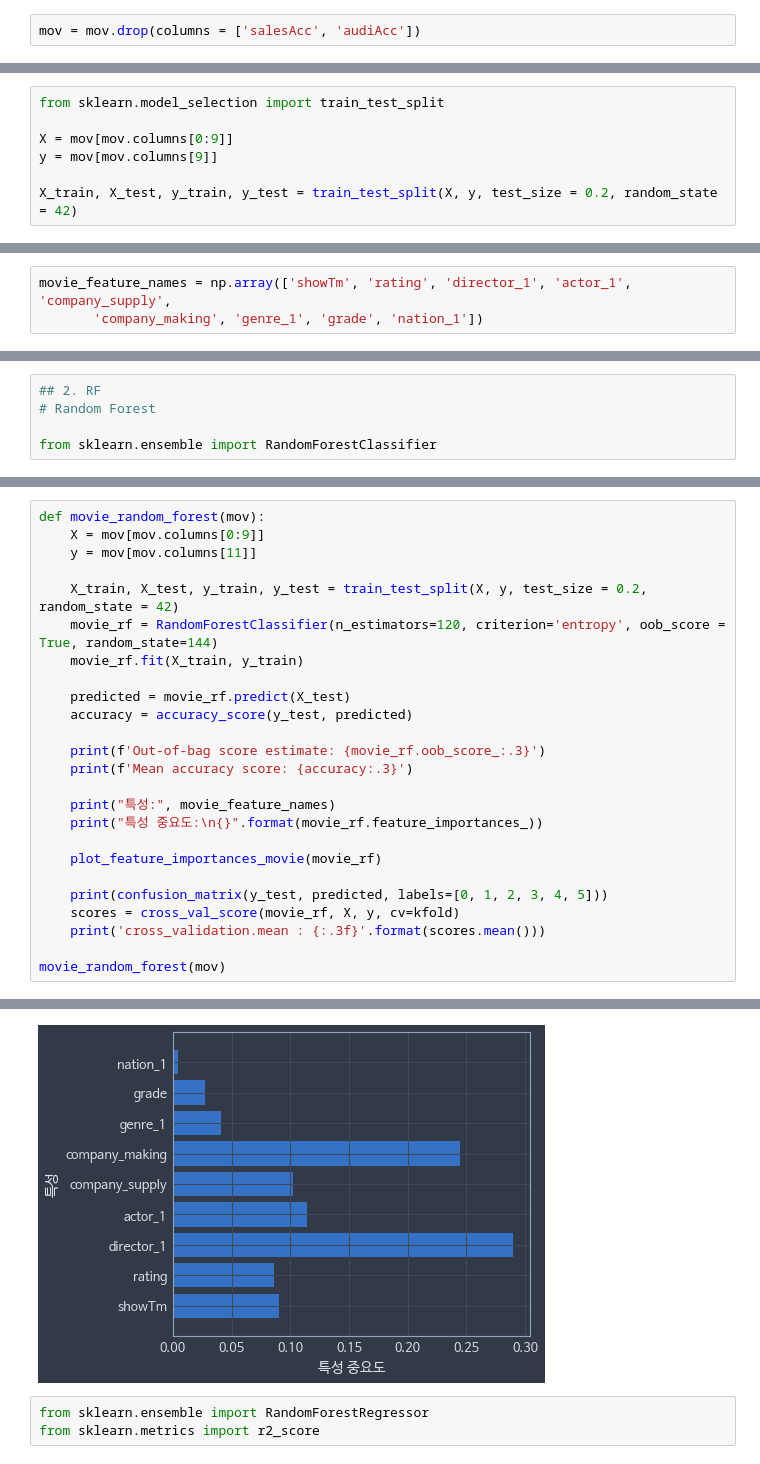
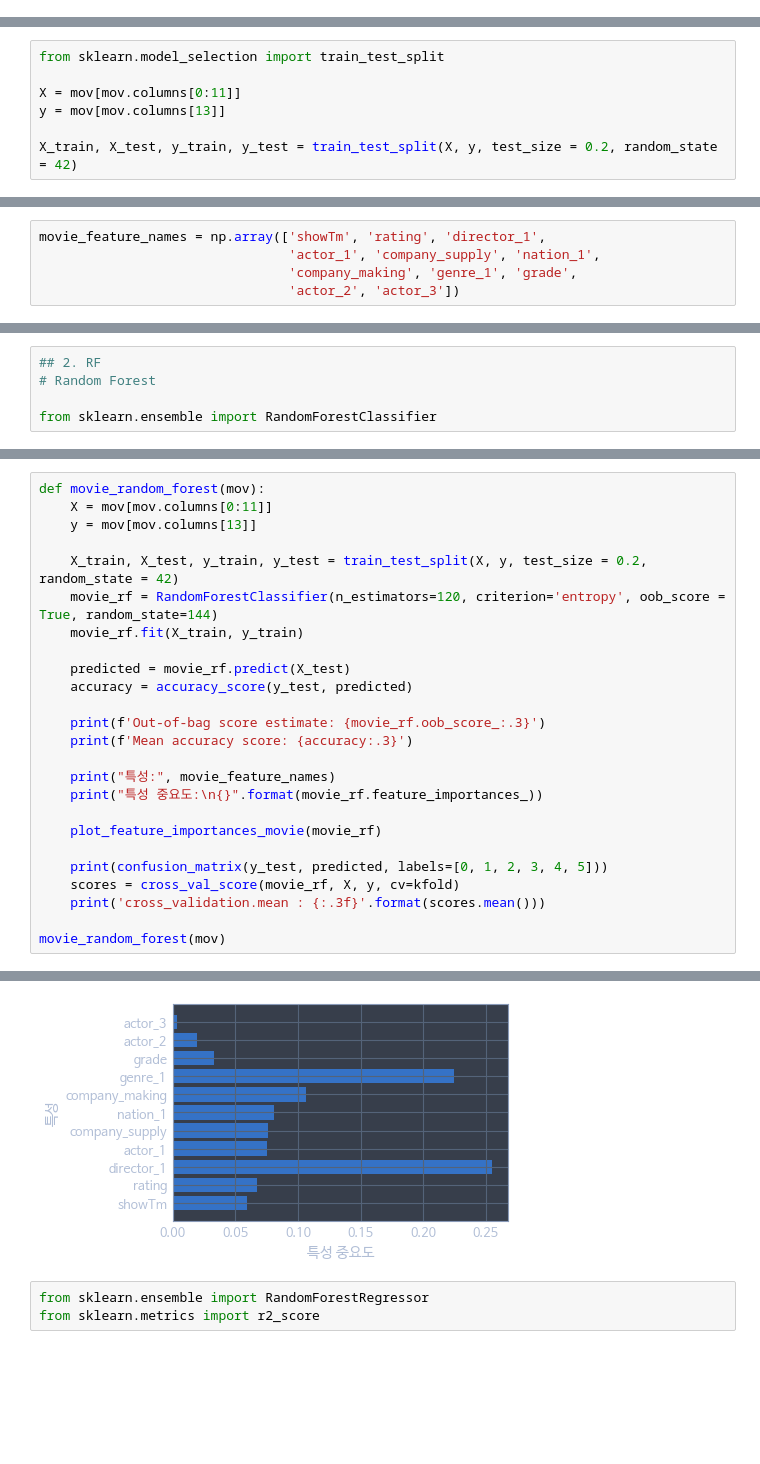
Before and after one commit to younghk/2019_Project_Graduation, a Jupyter notebook: Modeling.ipynb, the cells around one changed output, grey strips where cells are left out. Drawn from its saved outputs; the diff is of its cells as text; blank space fills up the shorter version.

Commit message:
added 2 more actors to build a model. and did some more data preprocessing...

```diff
--- a/Modeling.ipynb
+++ b/Modeling.ipynb
@@ -149,7 +206,5 @@ movie_data_table['grade']
  '18세 미만인 자는 관람할 수 없는 등급': '17',
  '미정': '18',
  '기타': '19'}
-# %%
-mov = mov.drop(columns = ['salesAcc', 'audiAcc'])
 # %%
 mov['rating'] = preprocessing.minmax_scale(mov['rating'])
@@ -178,8 +222,8 @@ mov.to_csv('mov_scaled.csv', index=False)
 # %%
 from sklearn.model_selection import train_test_split
 
-X = mov[mov.columns[0:9]]
-y = mov[mov.columns[9]]
+X = mov[mov.columns[0:11]]
+y = mov[mov.columns[13]]
 
 X_train, X_test, y_train, y_test = train_test_split(X, y, test_size = 0.2, random_state = 42)
 # %%
@@ -190,5 +234,10 @@ Index(['showTm', 'rating', 'director_1', 'actor_1', 'company_supply',
       dtype='object')
 # %% [markdown]
 ## functions
+# %%
+movie_feature_names = np.array(['showTm', 'rating', 'director_1',
+                                'actor_1', 'company_supply', 'nation_1',
+                                'company_making', 'genre_1', 'grade',
+                                'actor_2', 'actor_3'])
 # %%
 def plot_feature_importances_movie(model):
@@ -339,9 +392,6 @@ array([[84,  2,  1,  2,  0,  0],
        [ 1,  2,  3, 11,  2,  0],
        [ 0,  0,  0,  3,  0,  1],
        [ 0,  0,  0,  0,  0,  0]])
-# %%
-movie_feature_names = np.array(['showTm', 'rating', 'director_1', 'actor_1', 'company_supply',
-       'company_making', 'genre_1', 'grade', 'nation_1'])
 # %%
 from sklearn.tree import export_graphviz
 export_graphviz(movie_tree, out_file="tree.dot",
@@ -375,7 +432,7 @@ from sklearn.ensemble import RandomForestClassifier
 # %%
 def movie_random_forest(mov):
-    X = mov[mov.columns[0:9]]
-    y = mov[mov.columns[11]]
+    X = mov[mov.columns[0:11]]
+    y = mov[mov.columns[13]]
 
     X_train, X_test, y_train, y_test = train_test_split(X, y, test_size = 0.2, random_state = 42)
     movie_rf = RandomForestClassifier(n_estimators=120, criterion='entropy', oob_score = True, random_state=144)
@@ -415,4 +472,4 @@ cross_validation.mean : 0.705
-[figure, old version]
+[figure, new version]
 # %%
 from sklearn.ensemble import RandomForestRegressor
 from sklearn.metrics import r2_score
```
Also changed, not shown: parts of 35 cells of this notebook, 2 other files.
